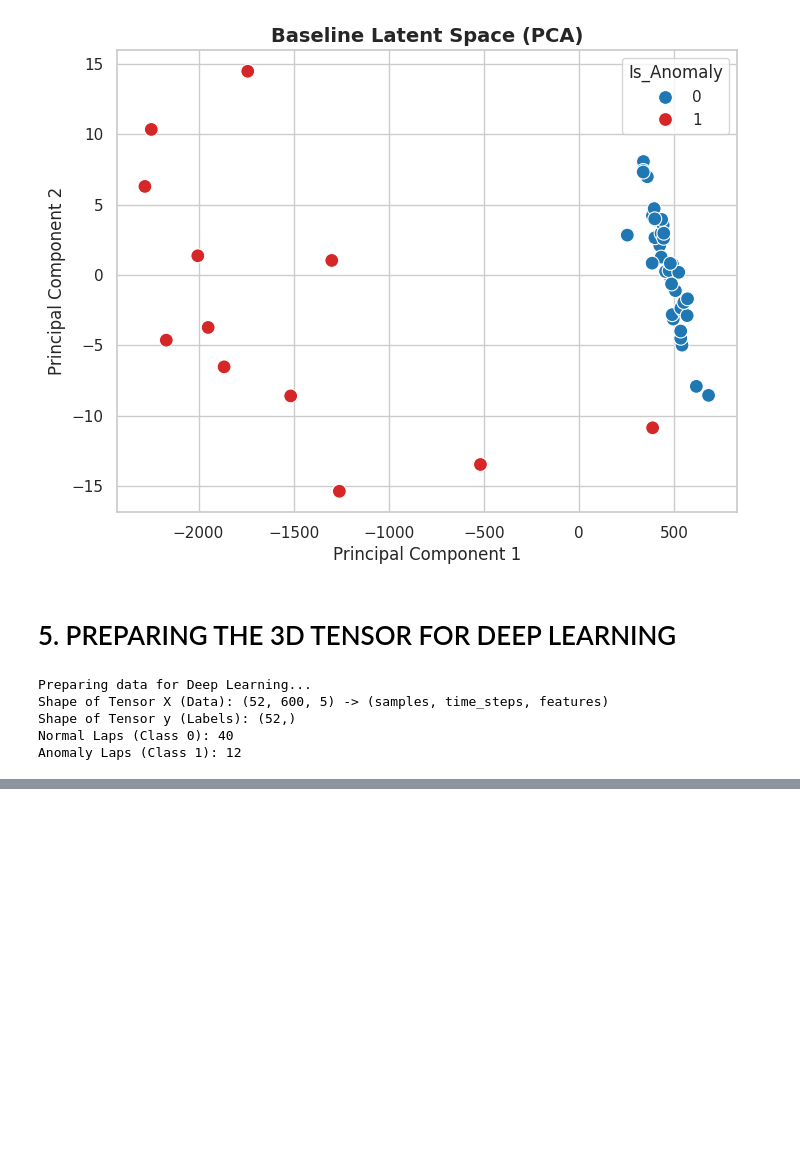
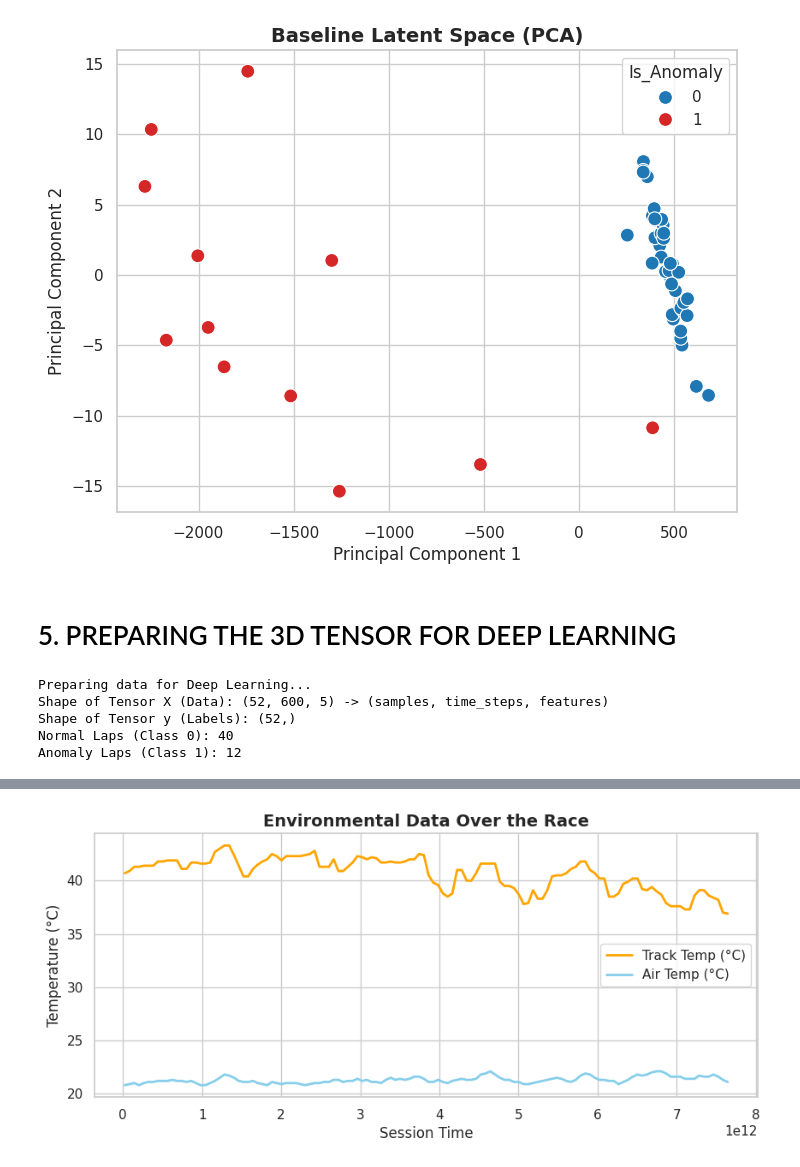
Before and after one commit to aritzrss/AML-Project, a Jupyter notebook: exporatoryda.ipynb, the cells around one changed output, grey strips where cells are left out. Cells and saved outputs as stored; diff of their text form; code cells hidden in the pictures; blank space fills up the shorter version.

```diff
--- a/exporatoryda.ipynb
+++ b/exporatoryda.ipynb
@@ -192,0 +280,13 @@ Anomaly Laps (Class 1): 12
+# %%
+weather_data = session.weather_data
+
+plt.figure(figsize=(10, 4))
+plt.plot(weather_data['Time'], weather_data['TrackTemp'], label='Track Temp (°C)', color='orange', linewidth=2)
+plt.plot(weather_data['Time'], weather_data['AirTemp'], label='Air Temp (°C)', color='skyblue', linewidth=2)
+plt.title("Environmental Data Over the Race", fontsize=14, fontweight='bold')
+plt.xlabel("Session Time")
+plt.ylabel("Temperature (°C)")
+plt.legend()
+plt.show()
+# %% [output]
+[figure, added]
```
Also changed, not shown: parts of 11 cells of this notebook.
